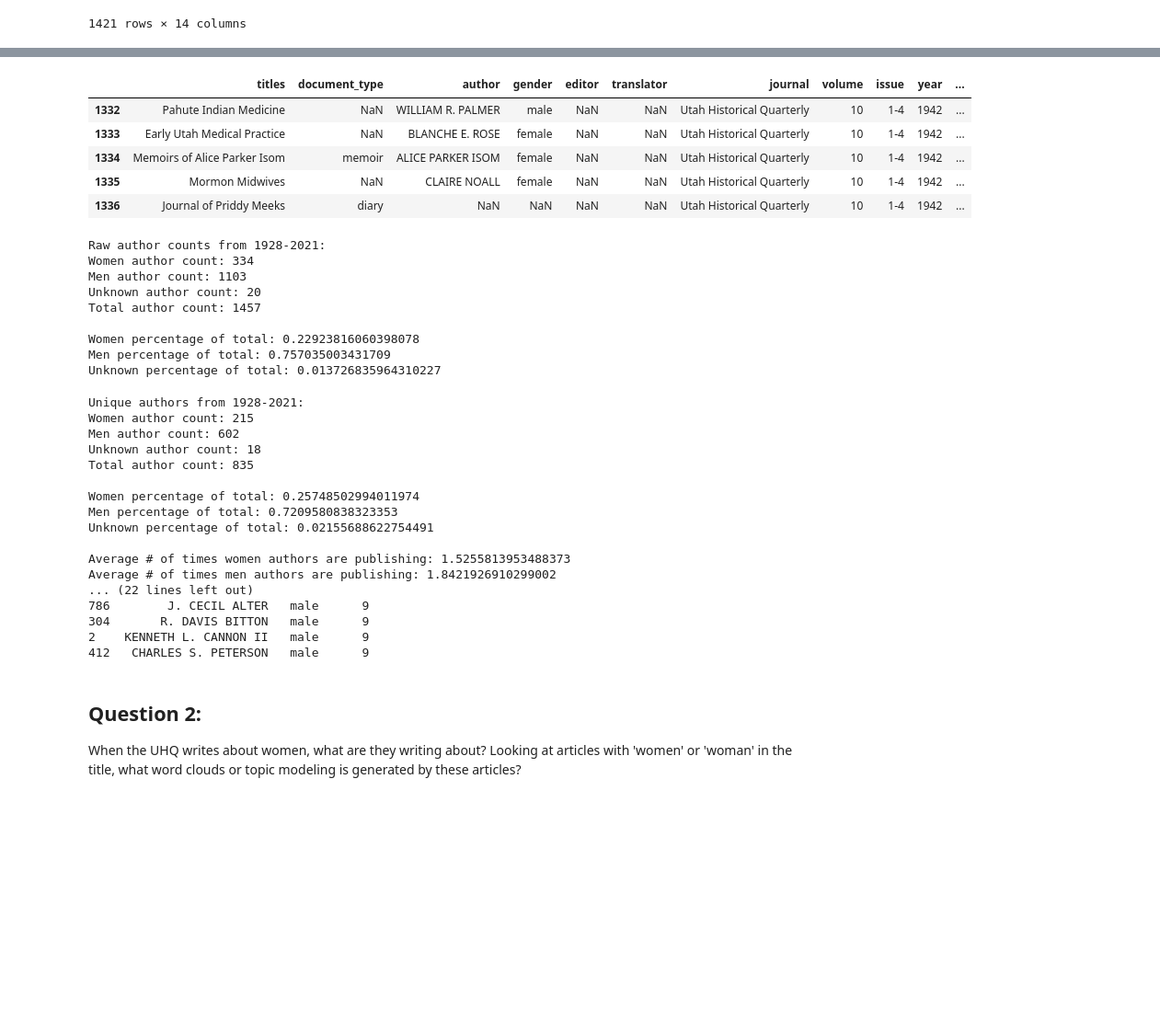
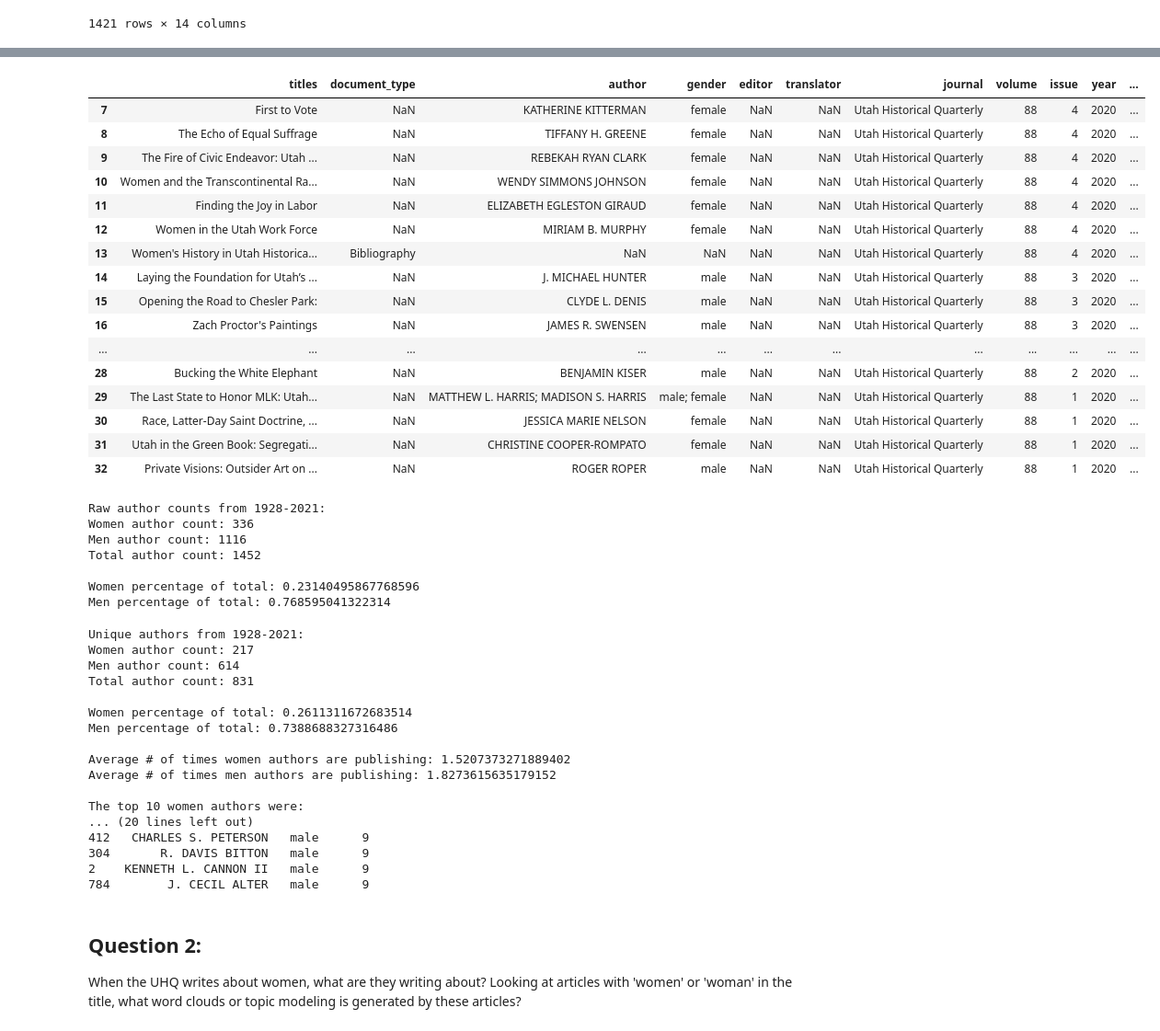
Before and after one commit to sdstewart/utah_digital_history_2022, a Jupyter notebook: eliza/Eliza Notebook.ipynb, the cells around one changed output, grey strips where cells are left out. Shown at 92% size. Drawn from its saved outputs; the diff is of its cells as text; code cells hidden in the pictures; blank space fills up the shorter version.

```diff
--- a/eliza/Eliza Notebook.ipynb
+++ b/eliza/Eliza Notebook.ipynb
@@ -118,16 +118,29 @@ cross_tab_prop[cross_tab_prop['female'] > percentage]
 # %%
 #We can view the individual articles found in specific years such as 1942 or 1970 or ...
 
-year = 1942
+#pd.set_option('display.max_rows', None)
+
+year = 2020
 
 df[df.year == year]
 # %% [output]
 |  | titles | document_type | author | gender | editor | translator | journal | volume | issue | year | ... |
-| 1332 | Pahute Indian Medicine | NaN | WILLIAM R. PALMER | male | NaN | NaN | Utah Historical Quarterly | 10 | 1-4 | 1942 | ... |
-| 1333 | Early Utah Medical Practice | NaN | BLANCHE E. ROSE | female | NaN | NaN | Utah Historical Quarterly | 10 | 1-4 | 1942 | ... |
-| 1334 | Memoirs of Alice Parker Isom | memoir | ALICE PARKER ISOM | female | NaN | NaN | Utah Historical Quarterly | 10 | 1-4 | 1942 | ... |
-| 1335 | Mormon Midwives | NaN | CLAIRE NOALL | female | NaN | NaN | Utah Historical Quarterly | 10 | 1-4 | 1942 | ... |
-| 1336 | Journal of Priddy Meeks | diary | NaN | NaN | NaN | NaN | Utah Historical Quarterly | 10 | 1-4 | 1942 | ... |
+| 7 | First to Vote | NaN | KATHERINE KITTERMAN | female | NaN | NaN | Utah Historical Quarterly | 88 | 4 | 2020 | ... |
+| 8 | The Echo of Equal Suffrage | NaN | TIFFANY H. GREENE | female | NaN | NaN | Utah Historical Quarterly | 88 | 4 | 2020 | ... |
+| 9 | The Fire of Civic Endeavor: Utah ... | NaN | REBEKAH RYAN CLARK | female | NaN | NaN | Utah Historical Quarterly | 88 | 4 | 2020 | ... |
+| 10 | Women and the Transcontinental Ra... | NaN | WENDY SIMMONS JOHNSON | female | NaN | NaN | Utah Historical Quarterly | 88 | 4 | 2020 | ... |
+| 11 | Finding the Joy in Labor | NaN | ELIZABETH EGLESTON GIRAUD | female | NaN | NaN | Utah Historical Quarterly | 88 | 4 | 2020 | ... |
+| 12 | Women in the Utah Work Force | NaN | MIRIAM B. MURPHY | female | NaN | NaN | Utah Historical Quarterly | 88 | 4 | 2020 | ... |
+| 13 | Women's History in Utah Historica... | Bibliography | NaN | NaN | NaN | NaN | Utah Historical Quarterly | 88 | 4 | 2020 | ... |
+| 14 | Laying the Foundation for Utah’s ... | NaN | J. MICHAEL HUNTER | male | NaN | NaN | Utah Historical Quarterly | 88 | 3 | 2020 | ... |
+| 15 | Opening the Road to Chesler Park: | NaN | CLYDE L. DENIS | male | NaN | NaN | Utah Historical Quarterly | 88 | 3 | 2020 | ... |
+| 16 | Zach Proctor's Paintings | NaN | JAMES R. SWENSEN | male | NaN | NaN | Utah Historical Quarterly | 88 | 3 | 2020 | ... |
+| ... | ... | ... | ... | ... | ... | ... | ... | ... | ... | ... | ... |
+| 28 | Bucking the White Elephant | NaN | BENJAMIN KISER | male | NaN | NaN | Utah Historical Quarterly | 88 | 2 | 2020 | ... |
+| 29 | The Last State to Honor MLK: Utah... | NaN | MATTHEW L. HARRIS; MADISON S. HARRIS | male; female | NaN | NaN | Utah Historical Quarterly | 88 | 1 | 2020 | ... |
+| 30 | Race, Latter-Day Saint Doctrine, ... | NaN | JESSICA MARIE NELSON | female | NaN | NaN | Utah Historical Quarterly | 88 | 1 | 2020 | ... |
+| 31 | Utah in the Green Book: Segregati... | NaN | CHRISTINE COOPER-ROMPATO | female | NaN | NaN | Utah Historical Quarterly | 88 | 1 | 2020 | ... |
+| 32 | Private Visions: Outsider Art on ... | NaN | ROGER ROPER | male | NaN | NaN | Utah Historical Quarterly | 88 | 1 | 2020 | ... |
 # %%
 # LIST of UHQ Editors by Year
 # 1928-1945: J. Cecil Alter
@@ -153,22 +166,18 @@ sub_df = cross_tab[(cross_tab.index >= year_start) & (cross_tab.index <= year_en
 print(f'Raw author counts from {year_start}-{year_end}: ')
 print(f'Women author count: {sub_df.female.sum()}')
 print(f'Men author count: {sub_df.male.sum()}')
-print(f'Unknown author count: {sub_df["?"].sum()}')
-print(f'Total author count: {(sub_df.female.sum() + sub_df.male.sum() + sub_df["?"].sum())}')
+print(f'Total author count: {(sub_df.female.sum() + sub_df.male.sum())}')
 
-print(f'\nWomen percentage of total: {sub_df.female.sum() / (sub_df.female.sum() + sub_df.male.sum() + sub_df["?"].sum())}')
-print(f'Men percentage of total: {sub_df.male.sum() / (sub_df.female.sum() + sub_df.male.sum() + sub_df["?"].sum())}')
-print(f'Unknown percentage of total: {sub_df["?"].sum() / (sub_df.female.sum() + sub_df.male.sum() + sub_df["?"].sum())}')
+print(f'\nWomen percentage of total: {sub_df.female.sum() / (sub_df.female.sum() + sub_df.male.sum())}')
+print(f'Men percentage of total: {sub_df.male.sum() / (sub_df.female.sum() + sub_df.male.sum())}')
 # %% [output]
 Raw author counts from 1928-2021:
-Women author count: 334
-Men author count: 1103
-Unknown author count: 20
-Total author count: 1457
+Women author count: 336
+Men author count: 1116
+Total author count: 1452
 
-Women percentage of total: 0.22923816060398078
-Men percentage of total: 0.757035003431709
-Unknown percentage of total: 0.013726835964310227
+Women percentage of total: 0.23140495867768596
+Men percentage of total: 0.768595041322314
 # %%
 ## Another approach is to only count each author once.
 
@@ -193,12 +202,10 @@ unique_authors = pd.DataFrame(
 print(f'Unique authors from {year_start}-{year_end}: ')
 print(f'Women author count: {len(unique_authors[unique_authors.gender == "female"])}')
 print(f'Men author count: {len(unique_authors[unique_authors.gender == "male"])}')
-print(f'Unknown author count: {len(unique_authors[unique_authors.gender == "?"])}')
 print(f'Total author count: {len(unique_authors)}')
 
 print(f'\nWomen percentage of total: {len(unique_authors[unique_authors.gender == "female"]) / len(unique_authors)}')
 print(f'Men percentage of total: {len(unique_authors[unique_authors.gender == "male"]) / len(unique_authors)}')
-print(f'Unknown percentage of total: {len(unique_authors[unique_authors.gender == "?"]) / len(unique_authors)}')
 
 average_women = sum(unique_authors[unique_authors.gender == "female"]['count'].tolist()) / len(unique_authors[unique_authors.gender == "female"])
 average_men = sum(unique_authors[unique_authors.gender == "male"]['count'].tolist()) / len(unique_authors[unique_authors.gender == "male"])
@@ -212,22 +219,22 @@ print('\nThe top 10 men authors were:')
 print(unique_authors[unique_authors.gender == "male"].sort_values(by=['count'], ascending=False)[:10])
 # %% [output]
 Unique authors from 1928-2021:
-Women author count: 215
-Men author count: 602
-Unknown author count: 18
-Total author count: 835
+Women author count: 217
+Men author count: 614
+Total author count: 831
 
-Women percentage of total: 0.25748502994011974
-Men percentage of total: 0.7209580838323353
-Unknown percentage of total: 0.02155688622754491
+Women percentage of total: 0.2611311672683514
+Men percentage of total: 0.7388688327316486
 
-Average # of times women authors are publishing: 1.5255813953488373
-Average # of times men authors are publishing: 1.8421926910299002
-... (22 lines left out)
-786        J. CECIL ALTER   male      9
+Average # of times women authors are publishing: 1.5207373271889402
+Average # of times men authors are publishing: 1.8273615635179152
+
+The top 10 women authors were:
+... (20 lines left out)
+412   CHARLES S. PETERSON   male      9
 304       R. DAVIS BITTON   male      9
 2    KENNETH L. CANNON II   male      9
-412   CHARLES S. PETERSON   male      9
+784        J. CECIL ALTER   male      9
 # %% [markdown]
 ## Question 2:
 When the UHQ writes about women, what are they writing about? Looking at articles with 'women' or 'woman' in the title, what word clouds or topic modeling is generated by these articles?
```
Also changed, not shown: parts of 8 cells of this notebook, 14 other files.
